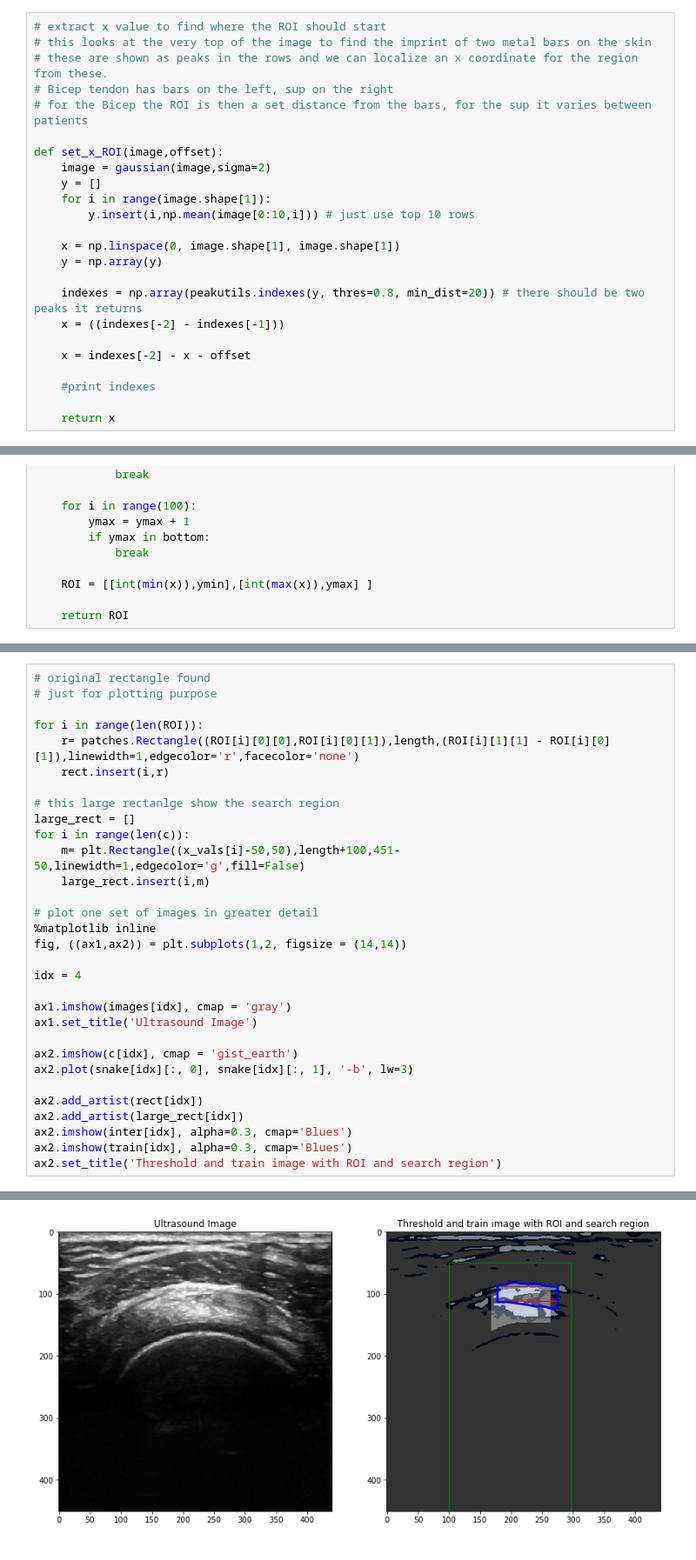
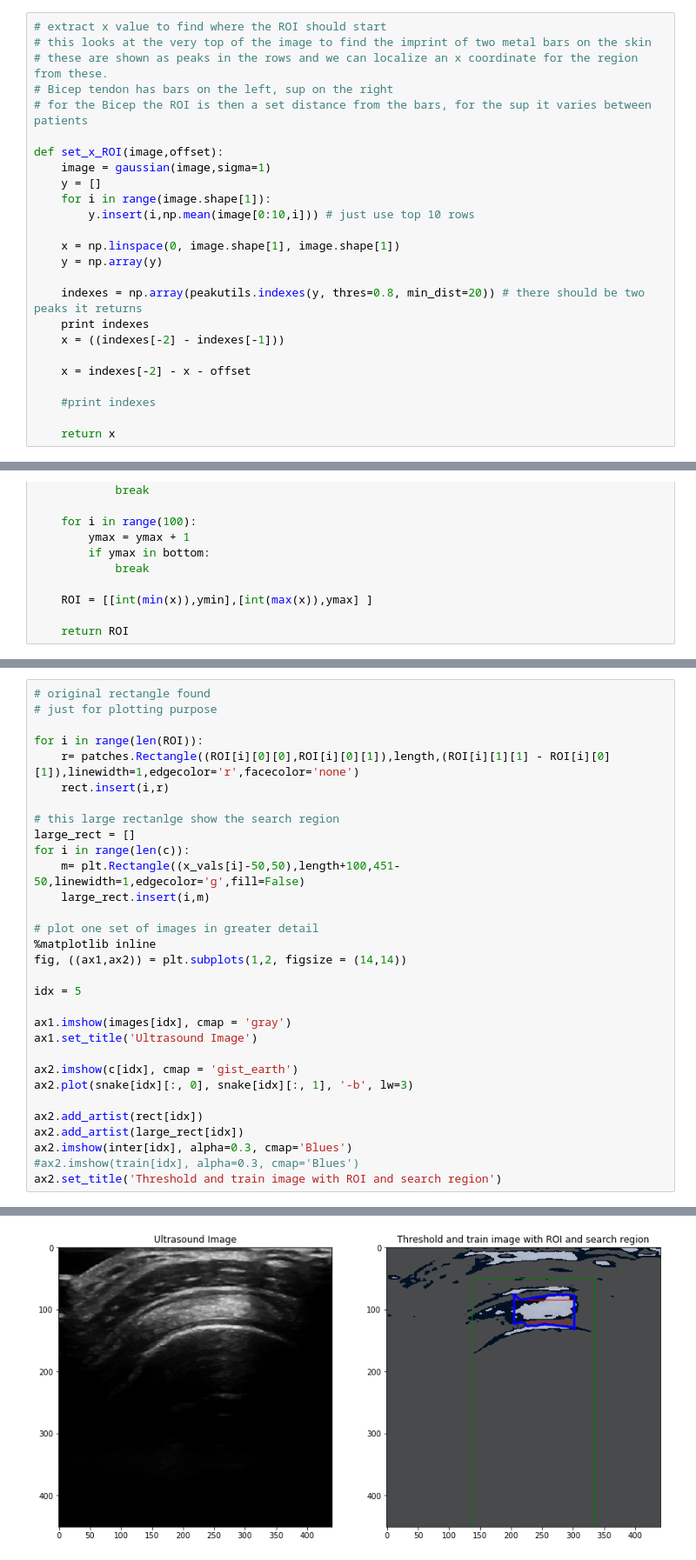
Before and after one commit to kekeller/ultrasound_image, a Jupyter notebook: ultrasound_supraspinatus_snake.ipynb, the cells around one changed output, grey strips where cells are left out. Shown: that part at 87% size. Saved outputs shown, nothing was run; the diff lists cells and outputs as text.

Commit message:
changed folder structure, changed filter settings to work on more images, and added python script and notebooks.

```diff
--- a/ultrasound_supraspinatus_snake.ipynb
+++ b/ultrasound_supraspinatus_snake.ipynb
@@ -78,7 +78,7 @@ if train:
 # for the Bicep the ROI is then a set distance from the bars, for the sup it varies between patients
 
 def set_x_ROI(image,offset):
-    image = gaussian(image,sigma=2)
+    image = gaussian(image,sigma=1)
     y = []
     for i in range(image.shape[1]):
         y.insert(i,np.mean(image[0:10,i])) # just use top 10 rows
@@ -87,6 +87,7 @@ def set_x_ROI(image,offset):
     y = np.array(y)
 
     indexes = np.array(peakutils.indexes(y, thres=0.8, min_dist=20)) # there should be two peaks it returns
+    print indexes
     x = ((indexes[-2] - indexes[-1]))
 
     x = indexes[-2] - x - offset
@@ -252,36 +260,36 @@ for i in range(len(c)):
 # original rectangle found
 # just for plotting purpose
 
 for i in range(len(ROI)):
     r= patches.Rectangle((ROI[i][0][0],ROI[i][0][1]),length,(ROI[i][1][1] - ROI[i][0][1]),linewidth=1,edgecolor='r',facecolor='none')
     rect.insert(i,r)
 
 # this large rectanlge show the search region
 large_rect = []
 for i in range(len(c)):
     m= plt.Rectangle((x_vals[i]-50,50),length+100,451-50,linewidth=1,edgecolor='g',fill=False)
     large_rect.insert(i,m)
 
 # plot one set of images in greater detail
 %matplotlib inline
 fig, ((ax1,ax2)) = plt.subplots(1,2, figsize = (14,14))
 
-idx = 4
+idx = 5
 
 ax1.imshow(images[idx], cmap = 'gray')
 ax1.set_title('Ultrasound Image')
 
 ax2.imshow(c[idx], cmap = 'gist_earth')
 ax2.plot(snake[idx][:, 0], snake[idx][:, 1], '-b', lw=3)
 
 ax2.add_artist(rect[idx])
 ax2.add_artist(large_rect[idx])
 ax2.imshow(inter[idx], alpha=0.3, cmap='Blues')
-ax2.imshow(train[idx], alpha=0.3, cmap='Blues')
+#ax2.imshow(train[idx], alpha=0.3, cmap='Blues')
 ax2.set_title('Threshold and train image with ROI and search region')
 # %% [output]
 <matplotlib.text.Text at 0x...>
-[figure, old version]
+[figure, new version]
 # %%
 # original rectangle found
 # just for plotting purpose
```
Also changed, not shown: parts of 1 cell of this notebook, 35 other files.
